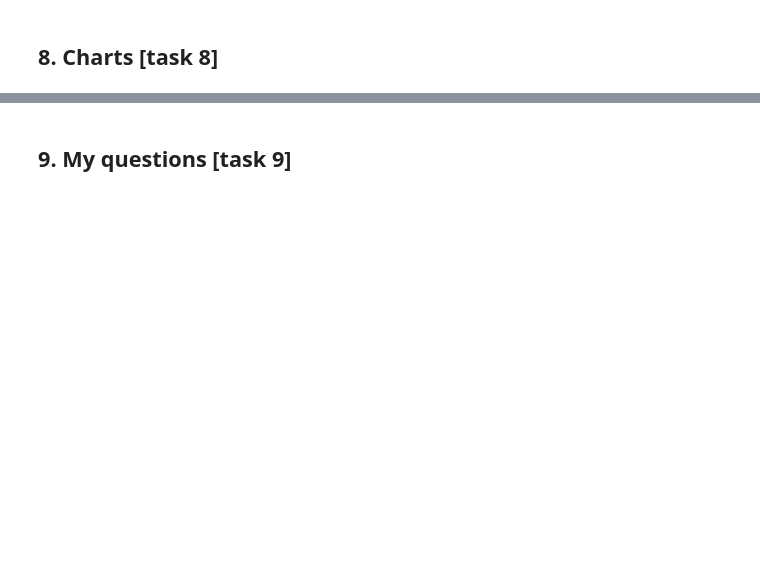
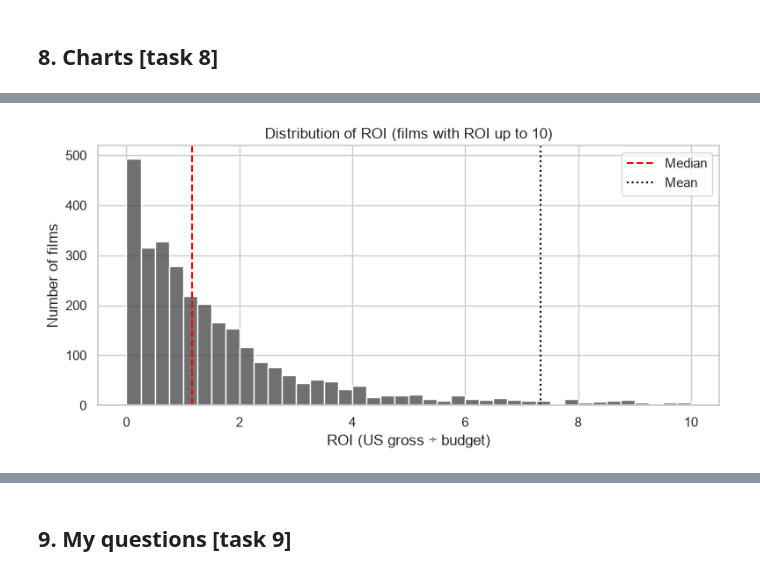
Before and after one commit to bomarcus/Lexicon_Python_2026, a Jupyter notebook: 05. Data Analysis & Visualisation/Project/movies_project.ipynb, the cells around one changed output, grey strips where cells are left out. Cells and saved outputs as stored; diff of their text form; code cells hidden in the pictures; blank space fills up the shorter version.

```diff
--- a/05. Data Analysis & Visualisation/Project/movies_project.ipynb
+++ b/05. Data Analysis & Visualisation/Project/movies_project.ipynb
@@ -523,0 +673,15 @@ Name: count, dtype: int64
+# %%
+fig, ax = plt.subplots(figsize=(8, 4))
+sns.histplot(
+    data=movies[movies["ROI"] <= 10], x="ROI", bins=40, ax=ax
+)  # ROI above 10 left out so the bars are readable
+ax.axvline(movies["ROI"].median(), color="red", linestyle="--", label="Median")
+ax.axvline(movies["ROI"].mean(), color="black", linestyle=":", label="Mean")
+ax.set_title("Distribution of ROI (films with ROI up to 10)")
+ax.set_xlabel("ROI (US gross ÷ budget)")
+ax.set_ylabel("Number of films")
+ax.legend()
+plt.tight_layout()
+plt.show()
+# %% [output]
+[figure, added]
```
Also changed, not shown: parts of 87 cells of this notebook, 1 other file.
